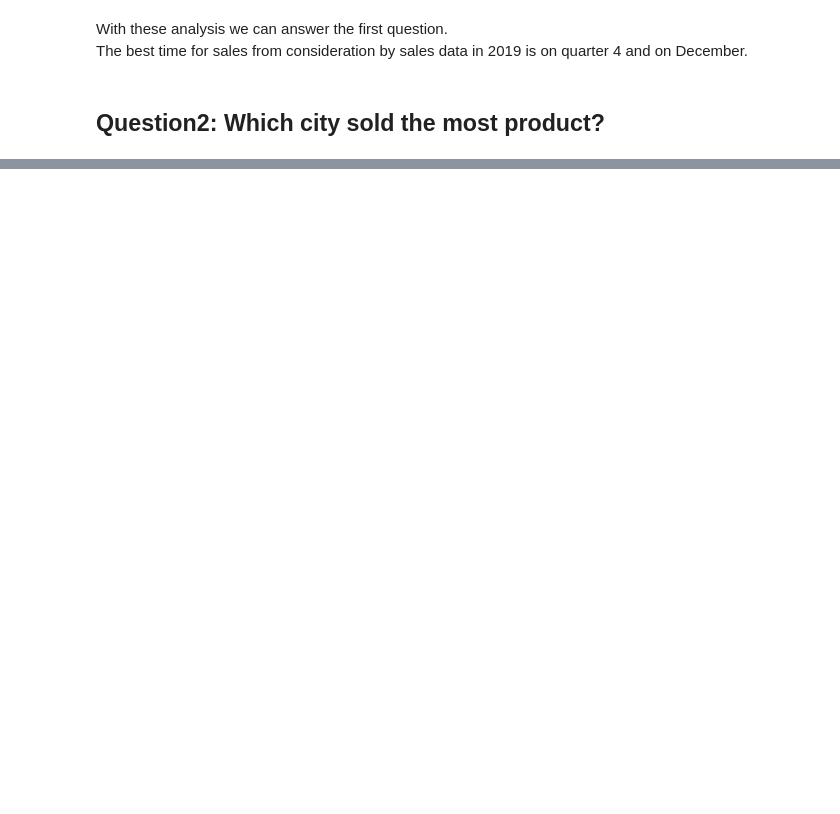
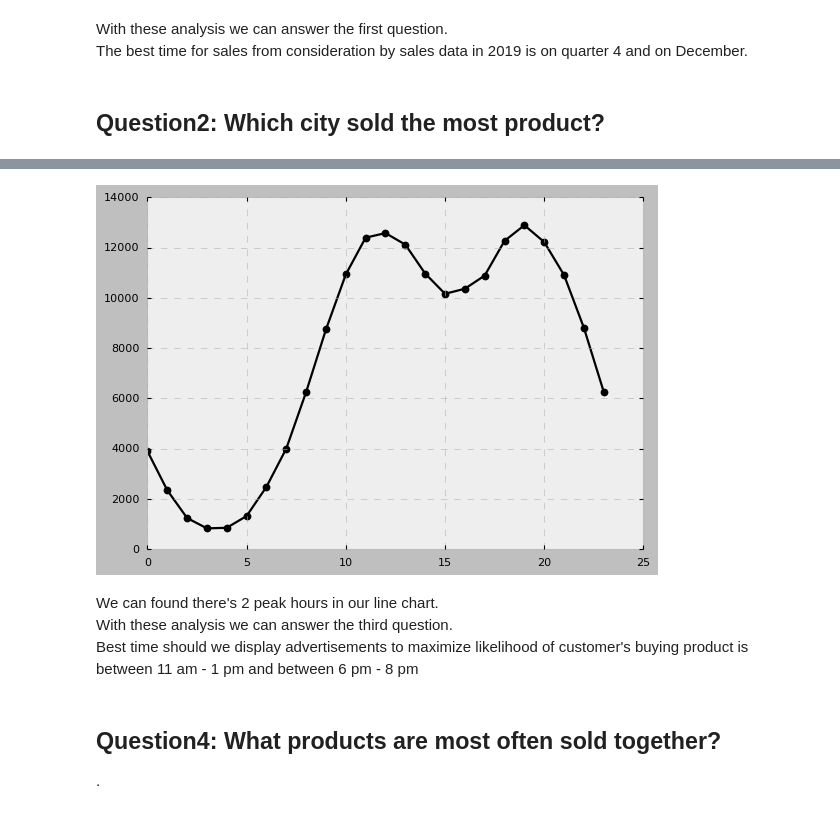
Before and after one commit to renaldolivando6/dataAnalystPortofolio, a Jupyter notebook: Project3 Data Analysis using Python/project3_dataAnalysisPython_electronicStoreSales.ipynb, the cells around one changed output, grey strips where cells are left out. Cells and saved outputs as stored; diff of their text form; code cells hidden in the pictures; blank space fills up the shorter version.

```diff
--- a/Project3 Data Analysis using Python/project3_dataAnalysisPython_electronicStoreSales.ipynb
+++ b/Project3 Data Analysis using Python/project3_dataAnalysisPython_electronicStoreSales.ipynb
@@ -311,0 +276,4 @@ plt.show()
+# %%
+sales_copy=sales
+sales_copy['Hour'] = sales_copy['Order Date'].dt.hour
+sales_copy.head()
@@ -311,0 +287,3 @@ plt.show()
+# %%
+best_time = sales_copy.groupby('Hour')['Order ID'].count().reset_index()
+best_time.head()
@@ -311,0 +297,16 @@ plt.show()
+# %%
+plt.style.use('bmh')
+
+plt.plot(best_time['Hour'], best_time['Order ID'], marker='o', linestyle='-', color='black')
+
+# Show plot
+plt.show()
+# %% [output]
+[figure, added]
+# %% [markdown]
+We can found there's 2 peak hours in our line chart. <br>
+With these analysis we can answer the third question. <br>
+Best time should we display advertisements to maximize likelihood of customer's buying product is between 11 am - 1 pm and between 6 pm - 8 pm
+# %% [markdown]
+## Question4: What products are most often sold together?
+.
```
Also changed, not shown: parts of 23 cells of this notebook.
